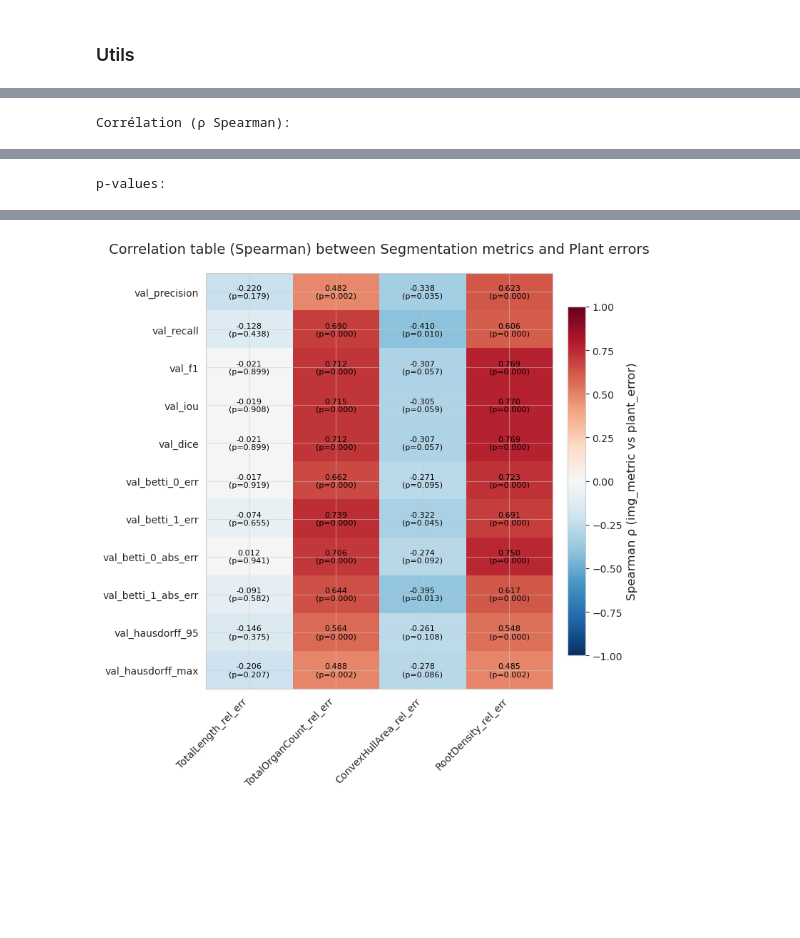
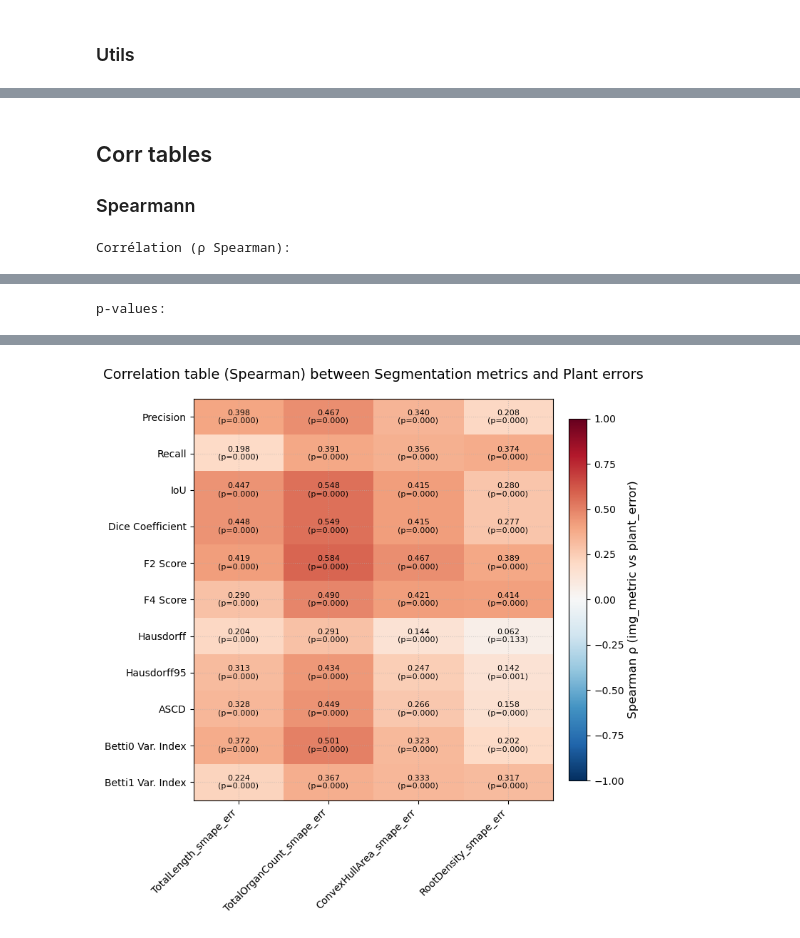
Before and after one commit to Money-eng/ChronoRoot, a Jupyter notebook: Metrics_analysis.ipynb, the cells around one changed output, grey strips where cells are left out. Saved outputs shown, nothing was run; the diff lists cells and outputs as text; code cells hidden in the pictures; blank space fills up the shorter version.

```diff
--- a/Metrics_analysis.ipynb
+++ b/Metrics_analysis.ipynb
@@ -162,0 +191,4 @@ max_for_each_loss_name
+# %%
+# drop _dync columns and rename _morpho columns to remove _morpho suffix
+df_morpho_dync = df_morpho_dync.drop(columns=[col for col in df_morpho_dync.columns if col.endswith('_dync')])
+df_morpho_dync = df_morpho_dync.rename(columns={col: col[:-7] for col in df_morpho_dync.columns if col.endswith('_morpho')})
@@ -735,0 +502,4 @@ Configurations optimales trouvées pour 6 métriques d'erreur :
+# %%
+# print all plant metrics that end with smape_err
+plant_smape_err = [col for col in df_diff_log.columns if col.endswith('smape_err')]
+print("Plant metrics that end with smape_err:", plant_smape_err)
@@ -780,0 +590,14 @@ df_diff_log_epoch_mean
+# %%
+import pandas as pd
+import matplotlib.pyplot as plt
+import seaborn as sns
+
+df_diff_log_epoch_mean = df_diff_log.copy()
+
+cols_to_drop = ['box_name', 'img_num', 'plant_num', 'Time elapsed (hours)', 'Acquisition Time']
+df_diff_log_epoch_mean = df_diff_log_epoch_mean.drop(columns=[c for c in cols_to_drop if c in df_diff_log_epoch_mean.columns])
+
+df_diff_log_epoch_mean[scores_img_metrics] = -df_diff_log_epoch_mean[scores_img_metrics]
+
+df_diff_log_epoch_mean = df_diff_log_epoch_mean.groupby(['epoch', 'model', 'loss']).mean(numeric_only=True).reset_index()
+display(df_diff_log_epoch_mean.head())
@@ -781,3 +855,6 @@ df_diff_log_epoch_mean
+# %% [markdown]
+## Corr tables
+### Spearmann
 # %%
 import numpy as np
 from scipy.stats import spearmanr
@@ -785,14 +862,12 @@ from scipy.stats import spearmanr
 rho_rows, p_rows = [], []
 for img_met in img_metrics:
     rho_row, p_row = {}, {}
-    for plant_err in plant_rel_err:
-        #valid = df_diff_log[[img_met, plant_err]].dropna().copy()
-        valid = df_diff_log_epoch_mean[[img_met, plant_err]].dropna().copy()
+    for plant_err in plant_smape_err:
+        valid = df_diff_log_epoch_mean[[img_met, plant_err]].copy()
         if len(valid) < 3:
             rho, p = np.nan, np.nan
         else:
-            if img_met in scores_img_metrics:
-                valid[img_met] = - valid[img_met]
+            valid = valid.replace([np.inf, -np.inf], np.nan).dropna()
             rho, p = spearmanr(valid[img_met], valid[plant_err])
         rho_row[plant_err] = float(rho) if np.isfinite(rho) else np.nan
         p_row[plant_err]   = float(p) if np.isfinite(p) else np.nan
@@ -809,26 +884,21 @@ print("p-values:")
 display(Pvalues.applymap(lambda x: round(x, 3) if pd.notna(x) else x))
 
 # --- Heatmap simple (matplotlib) centrée sur 0 ---
-plt.figure(figsize=(1.2*len(plant_rel_err)+3, 0.45*len(img_metrics)+3))
+plt.figure(figsize=(1.2*len(plant_smape_err)+3, 0.45*len(img_metrics)+3))
 im = plt.imshow(CorrSpearman.values, aspect='auto', cmap='RdBu_r', vmin=-1, vmax=1)
 plt.colorbar(im, fraction=0.046, pad=0.04, label="Spearman ρ (img_metric vs plant_error)")
-plt.yticks(range(len(img_metrics)), img_metrics)
-plt.xticks(range(len(plant_rel_err)), plant_rel_err, rotation=45, ha="right")
+plt.yticks(range(len(img_metrics)), [renaming_img_dict.get(m, m) for m in img_metrics], fontsize=10)
+plt.xticks(range(len(plant_smape_err)), plant_smape_err, rotation=45, ha="right")
 plt.title("Correlation table (Spearman) between Segmentation metrics and Plant errors", pad=20)
 
-# Annotations: ρ
 for i in range(len(img_metrics)):
-    for j in range(len(plant_rel_err)):
+    for j in range(len(plant_smape_err)):
         rho = CorrSpearman.iat[i, j]
         p = Pvalues.iat[i, j]
         txt = "" if np.isnan(rho) else f"{rho:.3f}\n(p={p:.3f})"
         plt.text(j, i, txt, ha='center', va='center', fontsize=8, color="black")
 plt.tight_layout()
-plt.savefig("corr_img_to_plant_error_spearman.png", transparent=True, dpi=600)
+plt.savefig("corr_img_to_plant_error_spearman.png", transparent=True, dpi=1200)
 plt.show()
-
-# Option: export CSV
-#CorrSpearman.to_csv("corr_img_to_plant_error_spearman.csv")
-#Pvalues.to_csv("corr_img_to_plant_error_spearman_pvalues.csv")
 # %% [output]
 Corrélation (ρ Spearman):
@@ -860 +930 @@ p-values:
-[figure, old version]
+[figure, new version]
```
Also changed, not shown: parts of 60 cells of this notebook, 10 other files.
